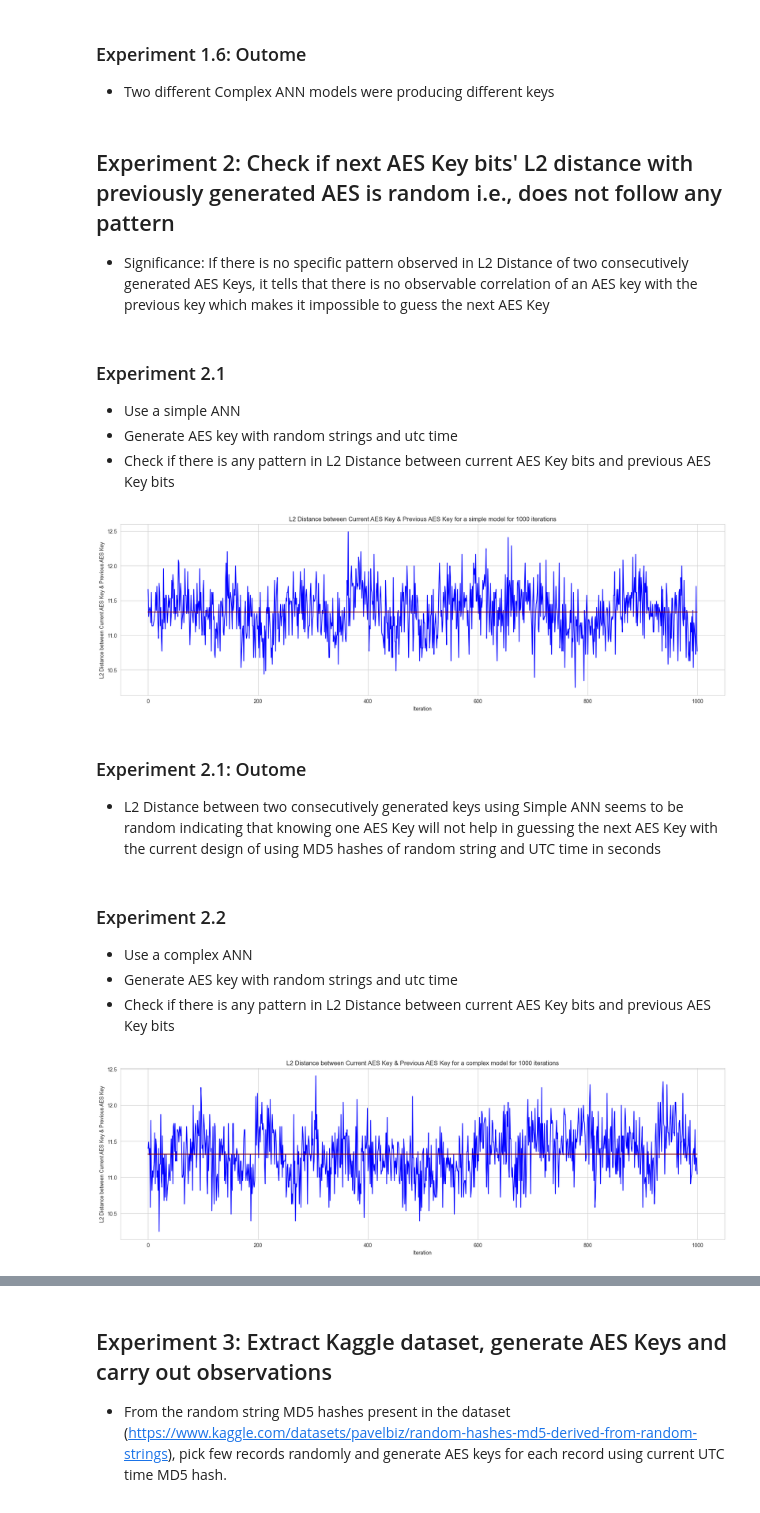
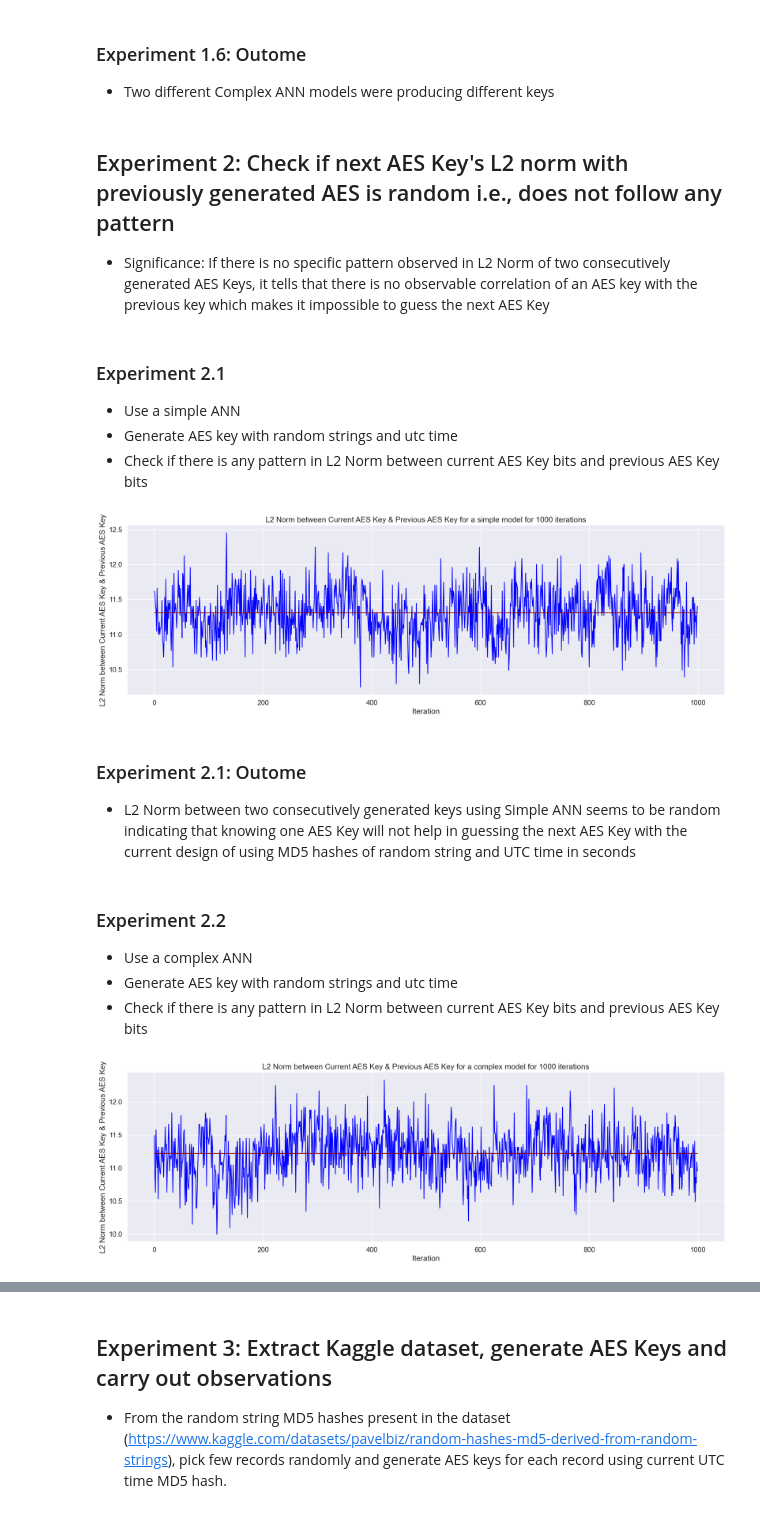
Before and after one commit to JSMitra/ForYourKeysOnly, a Jupyter notebook: FYKO_JupyterNotebook/FYKO.ipynb, the cells around one changed output, grey strips where cells are left out. Saved outputs shown, nothing was run; the diff lists cells and outputs as text; code cells hidden in the pictures.

```diff
--- a/FYKO_JupyterNotebook/FYKO.ipynb
+++ b/FYKO_JupyterNotebook/FYKO.ipynb
@@ -205,9 +208,29 @@ def get_longest_number_of_contiguous_bits(binary_bit_arr1, binary_bit_arr2):
     if longest_seq_len > longest_seq_len_max:
         longest_seq_len_max = longest_seq_len
     return longest_seq_len_max
+# %%
+# Though an ANN is generated with Random weights, this method helps in further randomisation by
+# quick training the model with random inputs
+def do_quick_training(model, sample_size=256, training_epochs=10):
+    inputs = []
+    outputs = []
+    for i in range(0, sample_size):
+        # generate two random uuid strings' MD5 hashes and feed it to the model
+        random_string1 = str(uuid.uuid4())
+        random_string2 = str(uuid.uuid4())
+        input = np.array(join_binary_strings_as_array(get_binary_md5(random_string1), get_binary_md5(random_string2)))
+        inputs.append(input)
+        # generate floating point values between -1 and 1 to form random outputs
+        y = np.array([random.uniform(-1, 1) for i in range(0,256)])
+        outputs.append(y)
+    inputs = np.array(inputs)
+    outputs = np.array(outputs)
+    model.fit(inputs, outputs, epochs=training_epochs, batch_size=sample_size, verbose=False)
+    return model
 # %%
 # main function for generating simple or complex ANN
-def generate_ANN(use_complex_model=False, learning_rate=0.05):
+def generate_ANN(use_complex_model=False, learning_rate=0.05,
+                 quick_train=True, quick_train_sample_size=256, quick_train_training_epochs=10):
 
     model = Sequential()
     model.add(Dense(256, activation='tanh', input_dim=256, kernel_initializer='RandomNormal', bias_initializer='he_uniform'))
@@ -237,4 +260,8 @@ def generate_ANN(use_complex_model=False, learning_rate=0.05):
     model.add(Dense(256, activation='tanh', kernel_initializer='RandomNormal', bias_initializer='he_uniform'))
 
     model.compile(loss='mse', optimizer=SGD(learning_rate=learning_rate), metrics=['accuracy', 'mse'])
+
+    if quick_train:
+        model = do_quick_training(model, sample_size=quick_train_sample_size, training_epochs=quick_train_training_epochs)
+
     return model
@@ -677,10 +690,10 @@ Same aes keys when two complex ANNs fed with same input in 100000 iterations: []
 ### Experiment 1.6: Outome
 - Two different Complex ANN models were producing different keys
 # %% [markdown]
-## Experiment 2: Check if next AES Key bits' L2 distance with previously generated AES is random i.e., does not follow any pattern
-- Significance: If there is no specific pattern observed in L2 Distance of two consecutively generated AES Keys, it tells that there is no observable correlation of an AES key with the previous key which makes it impossible to guess the next AES Key
+## Experiment 2: Check if next AES Key's L2 norm with previously generated AES is random i.e., does not follow any pattern
+- Significance: If there is no specific pattern observed in L2 Norm of two consecutively generated AES Keys, it tells that there is no observable correlation of an AES key with the previous key which makes it impossible to guess the next AES Key
 # %%
-def test_next_aes_key_l2dist_with_previous_aes_key(use_complex_model=False, iterations=300):
+def test_next_aes_key_l2_norm_with_previous_aes_key(use_complex_model=False, iterations=300):
 
     if use_complex_model:
         model = generate_ANN(use_complex_model=True)
@@ -689,44 +702,44 @@ def test_next_aes_key_l2dist_with_previous_aes_key(use_complex_model=False, iter
 
     generated = []
     prev_key = [0 for i in range(0,256)]
-    l2_dist_next_key = []
+    l2_norm_next_key = []
     for i in range(0,iterations):
         random_string = str(uuid.uuid4())
         utc_time = int(time.time())
         input_bits = join_binary_strings_as_array(get_binary_md5(random_string), get_utc_md5(utc_time))
         aes_key_str1,aes_key_256_bits, raw_output,_ = generate_aes_key(model, random_string, utc_time)
-        l2_dist = get_l2_dist(input_bits, aes_key_256_bits)
-        l2_dist_next_key.append(l2_dist)
+        l2_norm = get_l2_norm(input_bits, aes_key_256_bits)
+        l2_norm_next_key.append(l2_norm)
         prev_key = aes_key_256_bits
 
     model_type = 'simple'
     if use_complex_model == True:
         model_type = 'complex'
 
-    title = f'L2 Distance between Current AES Key & Previous AES Key for a {model_type} model for {iterations} iterations'
-    ylabel = 'L2 Distance between Current AES Key & Previous AES Key'
+    title = f'L2 Norm between Current AES Key & Previous AES Key for a {model_type} model for {iterations} iterations'
+    ylabel = 'L2 Norm between Current AES Key & Previous AES Key'
     xlabel = "Iteration"
-    plot_arr(arr=l2_dist_next_key, xlabel=xlabel, ylabel=ylabel, title=title)
+    plot_arr(arr=l2_norm_next_key, xlabel=xlabel, ylabel=ylabel, title=title)
 # %% [markdown]
 ### Experiment 2.1
 - Use a simple ANN
 - Generate AES key with random strings and utc time
-- Check if there is any pattern in L2 Distance between current AES Key bits and previous AES Key bits
+- Check if there is any pattern in L2 Norm between current AES Key bits and previous AES Key bits
 # %%
-test_next_aes_key_l2dist_with_previous_aes_key(use_complex_model=False, iterations=1000)
+test_next_aes_key_l2_norm_with_previous_aes_key(use_complex_model=False, iterations=1000)
 # %% [output]
-[figure, old version]
+[figure, new version]
 # %% [markdown]
 ### Experiment 2.1: Outome
-- L2 Distance between two consecutively generated keys using Simple ANN seems to be random indicating that knowing one AES Key will not help in guessing the next AES Key with the current design of using MD5 hashes of random string and UTC time in seconds
+- L2 Norm between two consecutively generated keys using Simple ANN seems to be random indicating that knowing one AES Key will not help in guessing the next AES Key with the current design of using MD5 hashes of random string and UTC time in seconds
 # %% [markdown]
 ### Experiment 2.2
 - Use a complex ANN
 - Generate AES key with random strings and utc time
-- Check if there is any pattern in L2 Distance between current AES Key bits and previous AES Key bits
+- Check if there is any pattern in L2 Norm between current AES Key bits and previous AES Key bits
 # %%
-test_next_aes_key_l2dist_with_previous_aes_key(use_complex_model=True, iterations=1000)
+test_next_aes_key_l2_norm_with_previous_aes_key(use_complex_model=True, iterations=1000)
 # %% [output]
-[figure, old version]
+[figure, new version]
 # %% [markdown]
 ### Experiment 2.2: Outome
```
Also changed, not shown: parts of 32 cells of this notebook.
